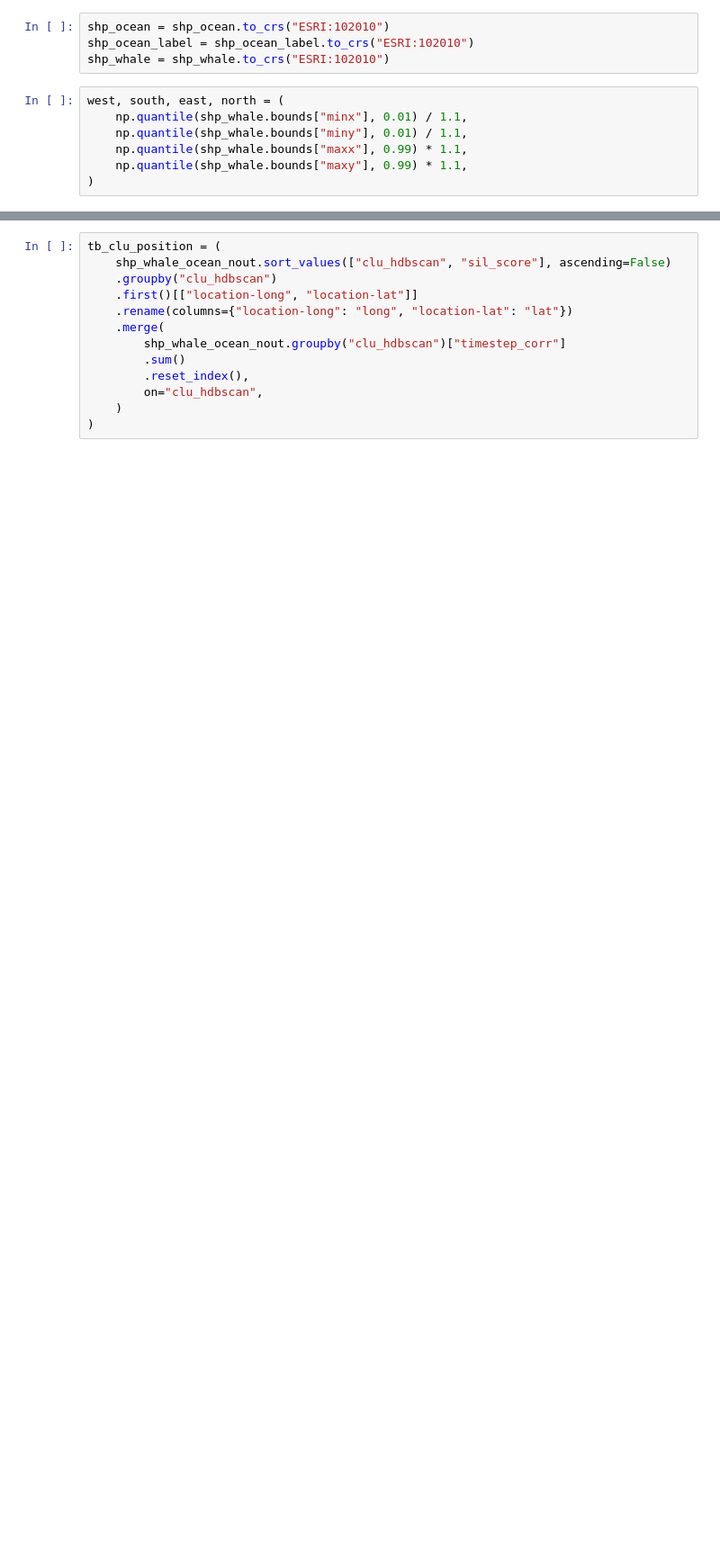
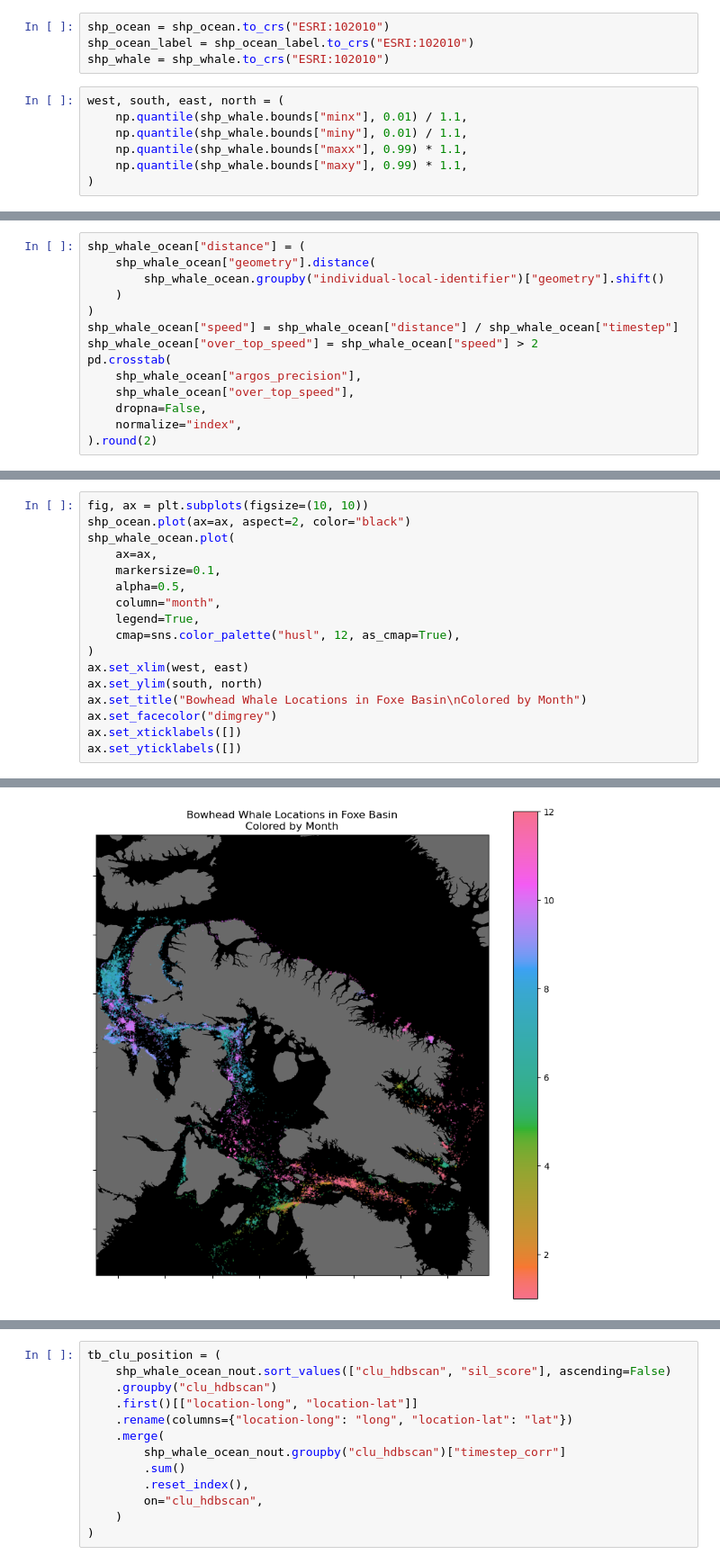
Before and after one commit to pedroteche-ih/whale-movement, a Jupyter notebook: Analyzing Bowhead Whale movement in Foxen Basin using Unsupervised Learning.ipynb, the cells around one changed output, grey strips where cells are left out. Shown at 90% size. Cells and saved outputs as stored; diff of their text form; blank space fills up the shorter version.

```diff
--- a/Analyzing Bowhead Whale movement in Foxen Basin using Unsupervised Learning.ipynb
+++ b/Analyzing Bowhead Whale movement in Foxen Basin using Unsupervised Learning.ipynb
@@ -346,0 +167,14 @@ shp_whale_ocean_nout["sil_score"] = silhouette_samples(
+# %%
+shp_whale_ocean["distance"] = (
+    shp_whale_ocean["geometry"].distance(
+        shp_whale_ocean.groupby("individual-local-identifier")["geometry"].shift()
+    )
+)
+shp_whale_ocean["speed"] = shp_whale_ocean["distance"] / shp_whale_ocean["timestep"]
+shp_whale_ocean["over_top_speed"] = shp_whale_ocean["speed"] > 2
+pd.crosstab(
+    shp_whale_ocean["argos_precision"],
+    shp_whale_ocean["over_top_speed"],
+    dropna=False,
+    normalize="index",
+).round(2)
@@ -346,0 +368,18 @@ shp_whale_ocean_nout["sil_score"] = silhouette_samples(
+# %%
+fig, ax = plt.subplots(figsize=(10, 10))
+shp_ocean.plot(ax=ax, aspect=2, color="black")
+shp_whale_ocean.plot(
+    ax=ax,
+    markersize=0.1,
+    alpha=0.5,
+    column="month",
+    legend=True,
+    cmap=sns.color_palette("husl", 12, as_cmap=True),
+)
+ax.set_xlim(west, east)
+ax.set_ylim(south, north)
+ax.set_title("Bowhead Whale Locations in Foxe Basin\nColored by Month")
+ax.set_facecolor("dimgrey")
+ax.set_xticklabels([])
+ax.set_yticklabels([])
+# %% [output]
@@ -346,0 +395 @@ shp_whale_ocean_nout["sil_score"] = silhouette_samples(
+[figure, added]
```
Also changed, not shown: parts of 52 cells of this notebook, 38 other files.
